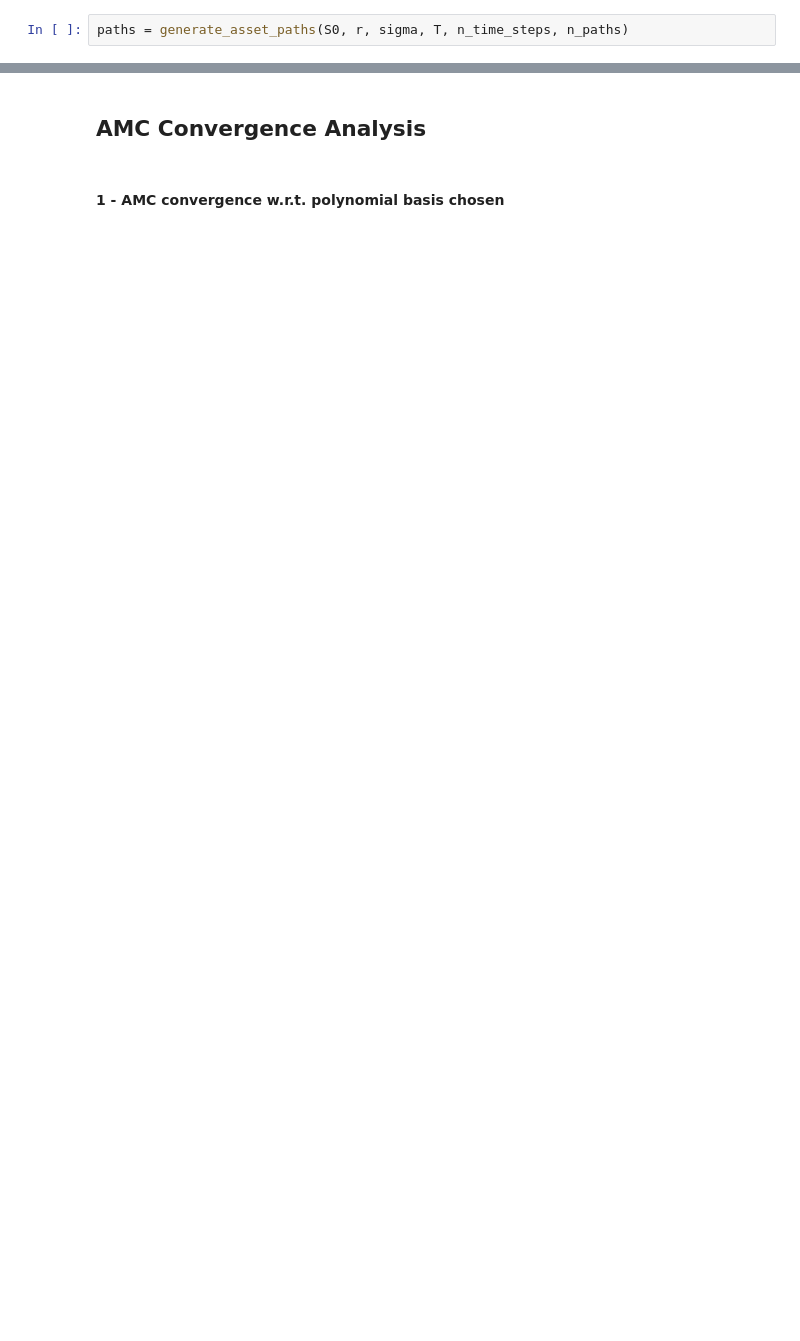
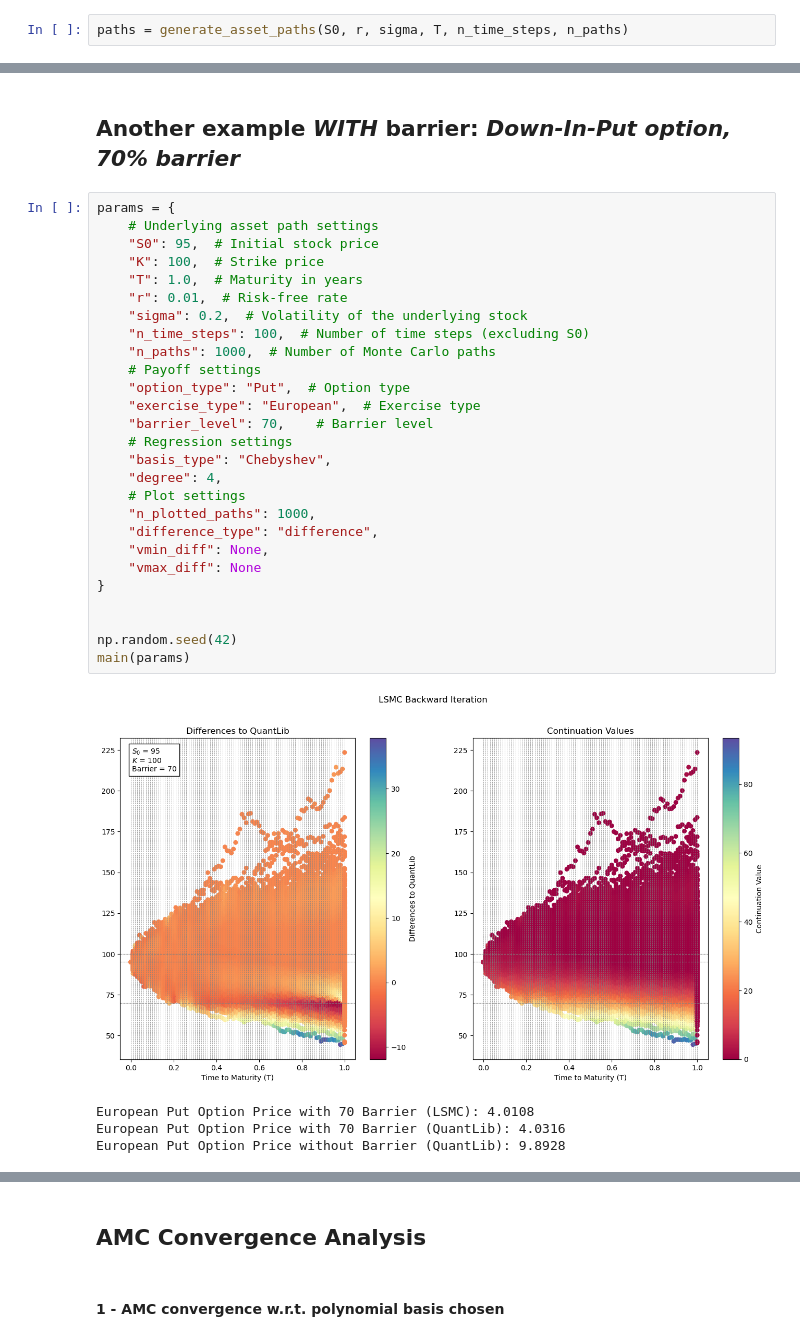
Before and after one commit to heidi123123/american-monte-carlo, a Jupyter notebook: AmericanMonteCarlo.ipynb, the cells around one changed output, grey strips where cells are left out. Saved outputs shown, nothing was run; the diff lists cells and outputs as text; blank space fills up the shorter version.

```diff
--- a/AmericanMonteCarlo.ipynb
+++ b/AmericanMonteCarlo.ipynb
@@ -341,0 +125,34 @@ European Put Option Price without Barrier (QuantLib): 11.3733
+# %% [markdown]
+## Another example *WITH* barrier: *Down-In-Put option, 70% barrier*
+# %%
+params = {
+    # Underlying asset path settings
+    "S0": 95,  # Initial stock price
+    "K": 100,  # Strike price
+    "T": 1.0,  # Maturity in years
+    "r": 0.01,  # Risk-free rate
+    "sigma": 0.2,  # Volatility of the underlying stock
+    "n_time_steps": 100,  # Number of time steps (excluding S0)
+    "n_paths": 1000,  # Number of Monte Carlo paths
+    # Payoff settings
+    "option_type": "Put",  # Option type
+    "exercise_type": "European",  # Exercise type
+    "barrier_level": 70,    # Barrier level
+    # Regression settings
+    "basis_type": "Chebyshev",
+    "degree": 4,
+    # Plot settings
+    "n_plotted_paths": 1000,
+    "difference_type": "difference",
+    "vmin_diff": None,
+    "vmax_diff": None
+}
+
+
+np.random.seed(42)
+main(params)
+# %% [output]
+[figure, added]
+European Put Option Price with 70 Barrier (LSMC): 4.0108
+European Put Option Price with 70 Barrier (QuantLib): 4.0316
+European Put Option Price without Barrier (QuantLib): 9.8928
```
Also changed, not shown: parts of 21 cells of this notebook.
